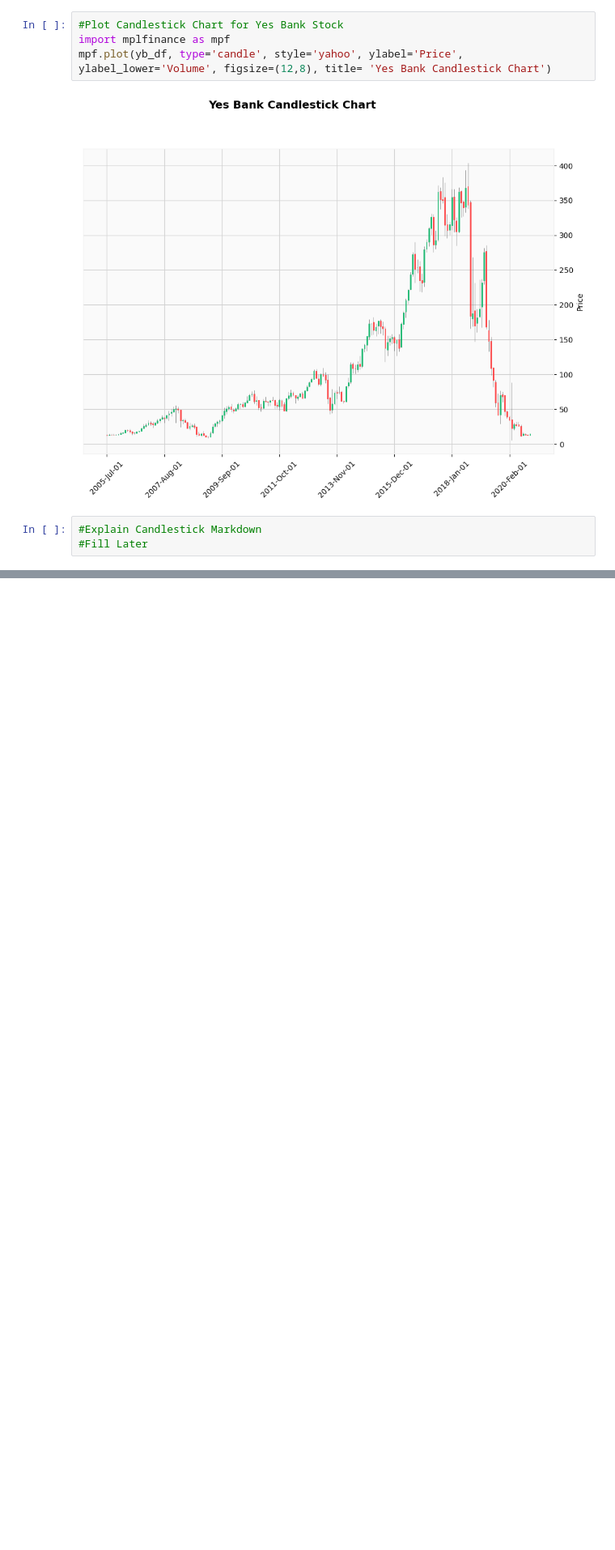
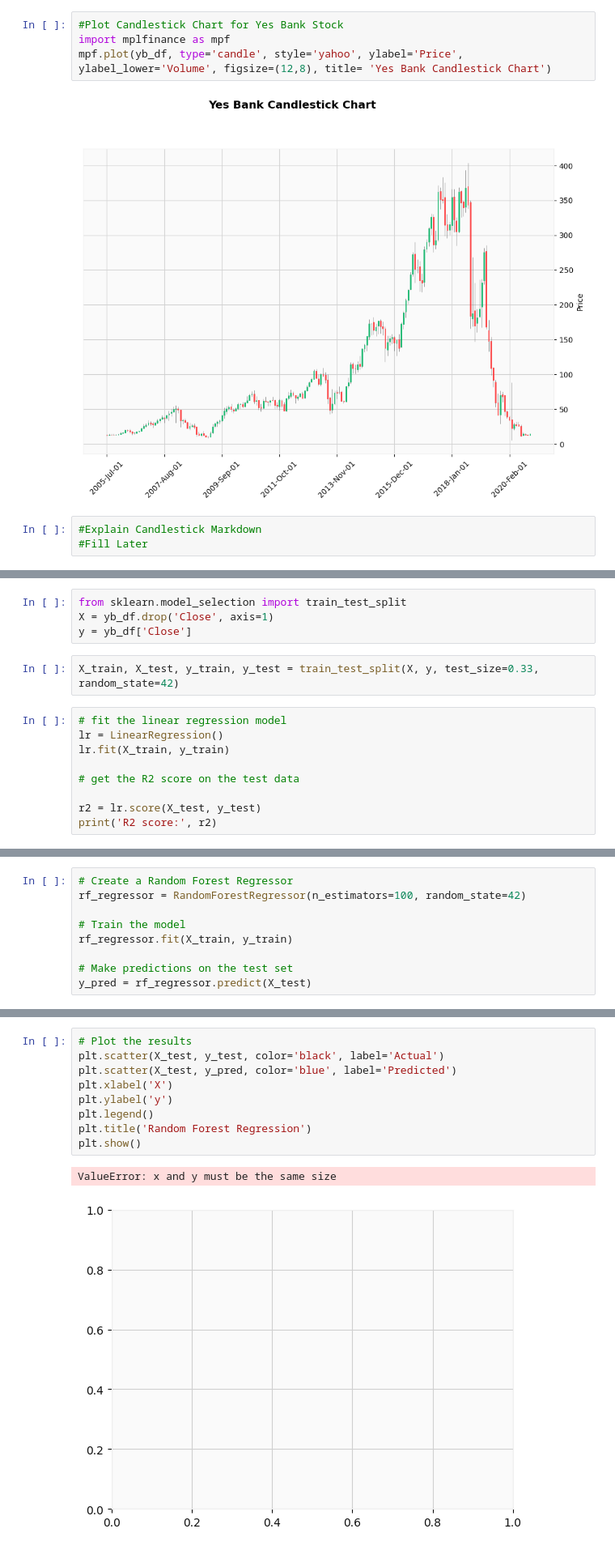
Before and after one commit to rksonu21/ML_Alma_Better, a Jupyter notebook: Yes_Bank_Regression.ipynb, the cells around one changed output, grey strips where cells are left out. Shown at 81% size. Cells and saved outputs as stored; diff of their text form; blank space fills up the shorter version.

Commit message:
Model Selection Initiated

```diff
--- a/Yes_Bank_Regression.ipynb
+++ b/Yes_Bank_Regression.ipynb
@@ -96,0 +111,15 @@ plt.show()
+# %%
+from sklearn.model_selection import train_test_split
+X = yb_df.drop('Close', axis=1)
+y = yb_df['Close']
+# %%
+X_train, X_test, y_train, y_test = train_test_split(X, y, test_size=0.33, random_state=42)
+# %%
+# fit the linear regression model
+lr = LinearRegression()
+lr.fit(X_train, y_train)
+
+# get the R2 score on the test data
+
+r2 = lr.score(X_test, y_test)
+print('R2 score:', r2)
@@ -96,0 +133,9 @@ plt.show()
+# %%
+# Create a Random Forest Regressor
+rf_regressor = RandomForestRegressor(n_estimators=100, random_state=42)
+
+# Train the model
+rf_regressor.fit(X_train, y_train)
+
+# Make predictions on the test set
+y_pred = rf_regressor.predict(X_test)
@@ -96,0 +152,12 @@ plt.show()
+# %%
+# Plot the results
+plt.scatter(X_test, y_test, color='black', label='Actual')
+plt.scatter(X_test, y_pred, color='blue', label='Predicted')
+plt.xlabel('X')
+plt.ylabel('y')
+plt.legend()
+plt.title('Random Forest Regression')
+plt.show()
+# %% [output]
+ValueError: x and y must be the same size
+[figure, added]
```
Also changed, not shown: parts of 23 cells of this notebook.
